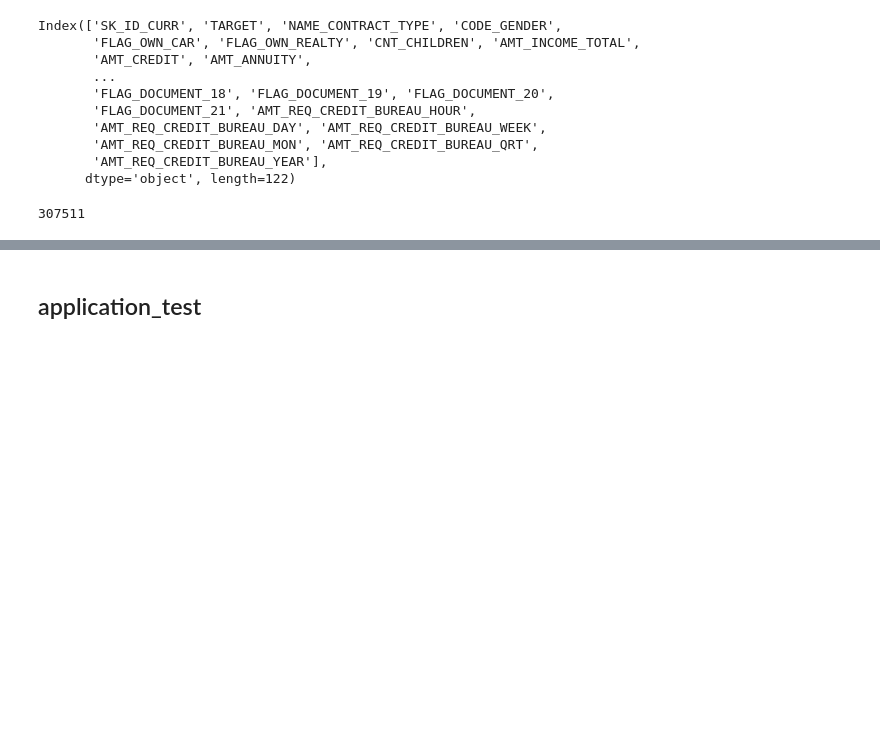
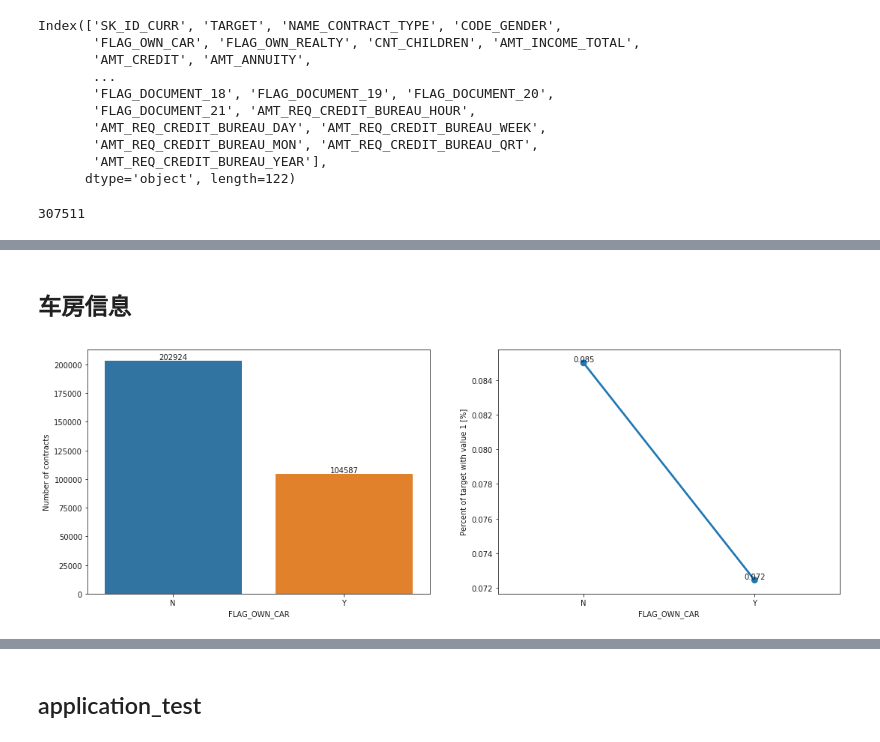
Before and after one commit to MagleHJ/Kaggle_Home_Credit_Default_Risk, a Jupyter notebook: src/xxq/EDA.ipynb, the cells around one changed output, grey strips where cells are left out. Cells and saved outputs as stored; diff of their text form; code cells hidden in the pictures; blank space fills up the shorter version.

```diff
--- a/src/xxq/EDA.ipynb
+++ b/src/xxq/EDA.ipynb
@@ -288,0 +341,6 @@ len(application_train['SK_ID_CURR'].unique())
+# %% [markdown]
+## 车房信息
+# %%
+plot_stats('FLAG_OWN_CAR',application_train)
+# %% [output]
+[figure, added]
```
Also changed, not shown: parts of 80 cells of this notebook.
